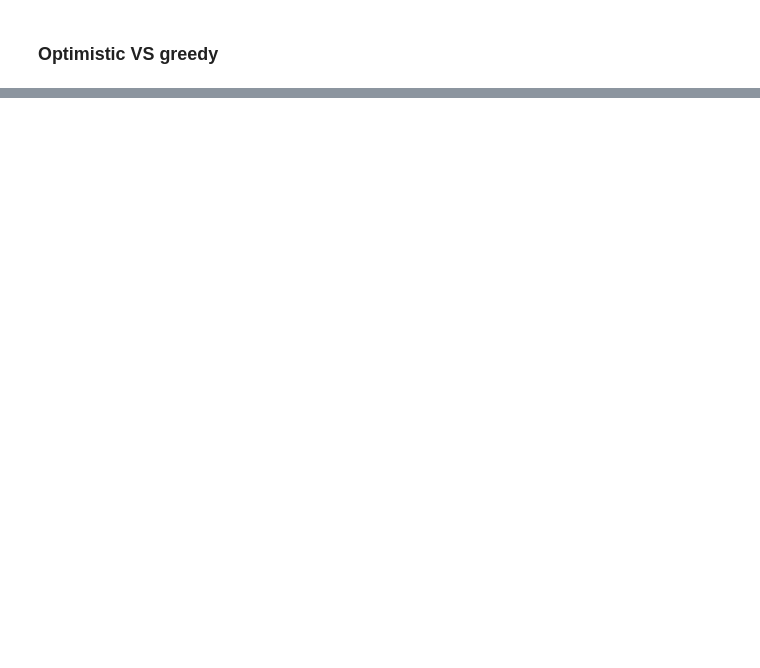
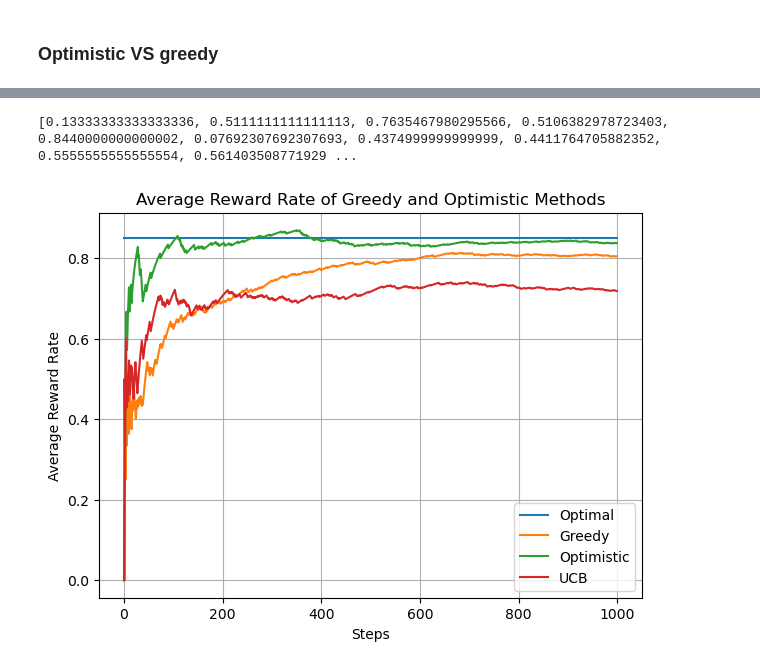
Before and after one commit to maArami/Reinforcement-Learning, a Jupyter notebook: multi_armed_bandit/Bandit.ipynb, the cells around one changed output, grey strips where cells are left out. Drawn from its saved outputs; the diff is of its cells as text; code cells hidden in the pictures; blank space fills up the shorter version.

Commit message:
Create UCB method

```diff
--- a/multi_armed_bandit/Bandit.ipynb
+++ b/multi_armed_bandit/Bandit.ipynb
@@ -79,0 +82,16 @@ plt.show()
+# %%
+def experiment_UCB(n_iter, c=0, initial_estimate=0):
+    """Evaluate the bandit over a number of trials."""
+    bandits = [Bandit(p, initial_estimate=initial_estimate) for p in Bandit_prob]
+    rewards = np.zeros(n_iter)
+    for i in range(n_iter):
+        j = np.argmax([(bandit.p_estimate + c*np.sqrt(i/(bandit.N+1e-9))) for bandit in bandits])
+
+        x = bandits[j].pull()
+        bandits[j].update(x)
+        rewards[i] = x
+
+    print([(bandit.p_estimate) for bandit in bandits])
+
+    cumulative_average = np.cumsum(rewards) / (np.arange(n_iter) + 1)
+    return cumulative_average
@@ -79,0 +120,20 @@ plt.show()
+# %%
+n_iter = 1000
+reward_rate_greedy = experiment(n_iter=n_iter, Eps=0.1)
+reward_rate_optimistic = experiment(n_iter=n_iter, initial_estimate=5, Eps=0.01)
+reward_rate_UDP = experiment_UCB(n_iter=n_iter, c=0.1)
+
+plt.figure(figsize=(7, 5))
+plt.plot([0, n_iter], [max(Bandit_prob), max(Bandit_prob)], label='Optimal')
+plt.plot(reward_rate_greedy, label='Greedy')
+plt.plot(reward_rate_optimistic, label='Optimistic')
+plt.plot(reward_rate_UDP, label='UCB')
+plt.xlabel('Steps')
+plt.ylabel('Average Reward Rate')
+plt.title('Average Reward Rate of Greedy and Optimistic Methods')
+plt.grid(True)
+plt.legend()
+plt.show()
+# %% [output]
+[0.13333333333333336, 0.5111111111111113, 0.7635467980295566, 0.5106382978723403, 0.8440000000000002, 0.07692307692307693, 0.4374999999999999, 0.4411764705882352, 0.5555555555555554, 0.561403508771929 ...
+[figure, added]
```
Also changed, not shown: parts of 5 cells of this notebook.
